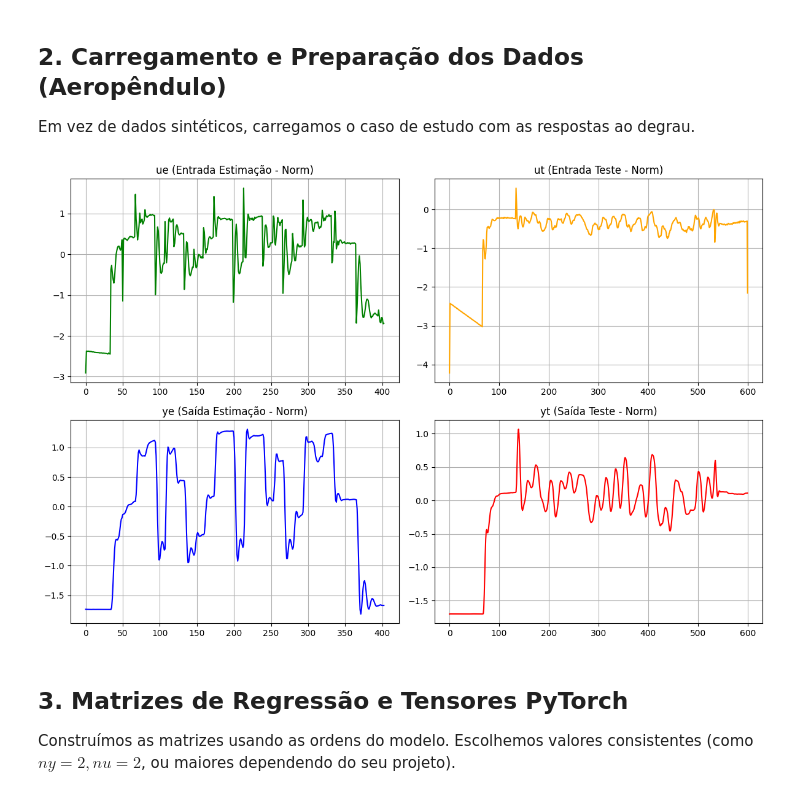
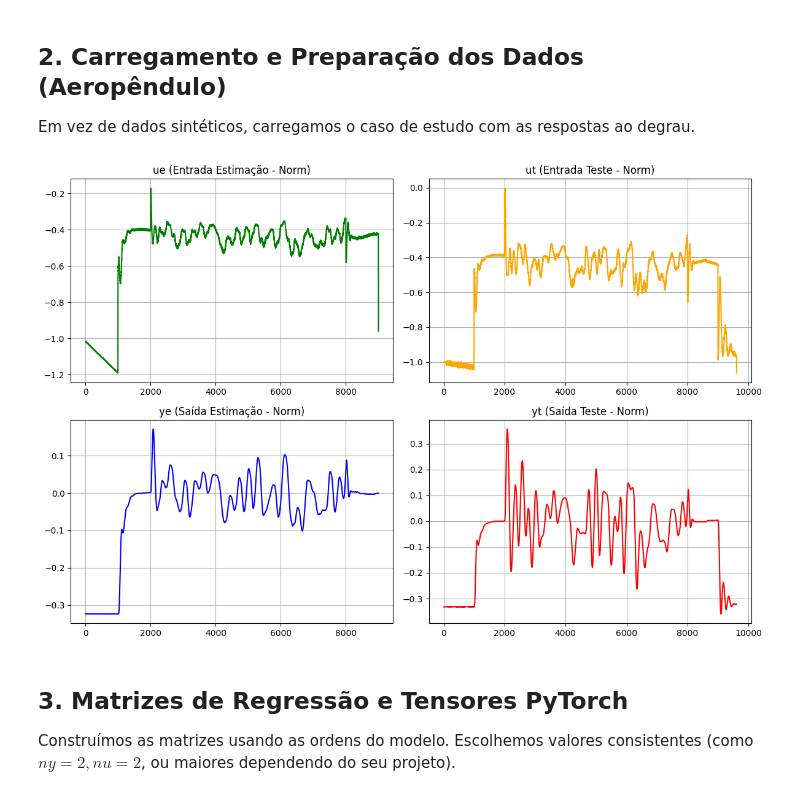
Before and after one commit to FelipeEduardoMarcondes/SYSTEM-IDENTIFICATION-AERO, a Jupyter notebook: identificação-collab/ANN_NARX_AEROPENDULO.ipynb, the cells around one changed output. Cells and saved outputs as stored; diff of their text form; code cells hidden in the pictures.

```diff
--- a/identificação-collab/ANN_NARX_AEROPENDULO.ipynb
+++ b/identificação-collab/ANN_NARX_AEROPENDULO.ipynb
@@ -85,7 +85,7 @@ def carregar_experimento(url, decimacao=1):
     else:
         u_raw = df_sub['motor_percent'].values
 
-    y_raw = df_sub['angulo_deg'].values + 90.0
+    y_raw = df_sub['angulo_deg'].values
     u = u_raw
     y = y_raw
     return u, y
@@ -105,11 +105,13 @@ BASE2 = (
 # ue, ye = carregar_experimento(BASE + "step_35_open.csv") # Estimação
 # ut, yt = carregar_experimento(BASE + "step_39_open.csv") # Teste
 
+
+ue, ye = carregar_experimento(BASE2 + "multi-sine-2_0731_17-38.csv", decimacao=15)
+ut, yt = carregar_experimento(BASE2 + "multi-sine-3_0731_17-45.csv", decimacao=15)
+
 ue, ye = carregar_experimento(BASE2 + "multi-sine-2_0731_17-38.csv") # Estimação
 ut, yt = carregar_experimento(BASE2 + "multi-sine-3_0731_17-45.csv") # Teste
 
-ue, ye = carregar_experimento(BASE2 + "seq_20260529_195254.csv", decimacao=15)
-ut, yt = carregar_experimento(BASE2 + "multi-sine-3_0731_17-45.csv", decimacao=15)
 
 # --- NORMALIZAÇÃO DOS DADOS ---
 # Redes Neurais (especialmente com SELU) são altamente sensíveis à escala.
@@ -118,41 +120,41 @@ scaler_y = MinMaxScaler(feature_range=(-1, 1))
 
 # Define os limites reais (físicos) da bancada
 limites_motor = np.array([[0], [100]])
-# Como y_raw recebe angulo_deg + 90.0 na leitura, aplicamos o mesmo aos limites (-90 a 180)
-limites_angulo = np.array([[-90], [180]]) + 90.0
+# Limites físicos diretos do ângulo
+limites_angulo = np.array([[-90], [180]])
 
 # "Engana" o scaler para que ele use as fronteiras físicas da bancada
 scaler_u.fit(limites_motor)
 scaler_y.fit(limites_angulo)
 
 # Transforma usando o scaler treinado com os limites físicos
 ue_norm = scaler_u.transform(ue.reshape(-1, 1)).flatten()
 ye_norm = scaler_y.transform(ye.reshape(-1, 1)).flatten()
 
 ut_norm = scaler_u.transform(ut.reshape(-1, 1)).flatten()
 yt_norm = scaler_y.transform(yt.reshape(-1, 1)).flatten()
 
 plt.figure(figsize=(12, 8))
 plt.subplot(221)
 plt.plot(ue_norm, color='green')
 plt.title('ue (Entrada Estimação - Norm)')
 plt.grid()
 plt.subplot(222)
 plt.plot(ut_norm, color='orange')
 plt.title('ut (Entrada Teste - Norm)')
 plt.grid()
 plt.subplot(223)
 plt.plot(ye_norm, color='blue')
 plt.title('ye (Saída Estimação - Norm)')
 plt.grid()
 plt.subplot(224)
 plt.plot(yt_norm, color='red')
 plt.title('yt (Saída Teste - Norm)')
 plt.grid()
 plt.tight_layout()
 plt.show()
 # %% [output]
-[figure, old version]
+[figure, new version]
 # %% [markdown]
 ## 3. Matrizes de Regressão e Tensores PyTorch
 
```
Also changed, not shown: parts of 6 cells of this notebook, 4 other files.
